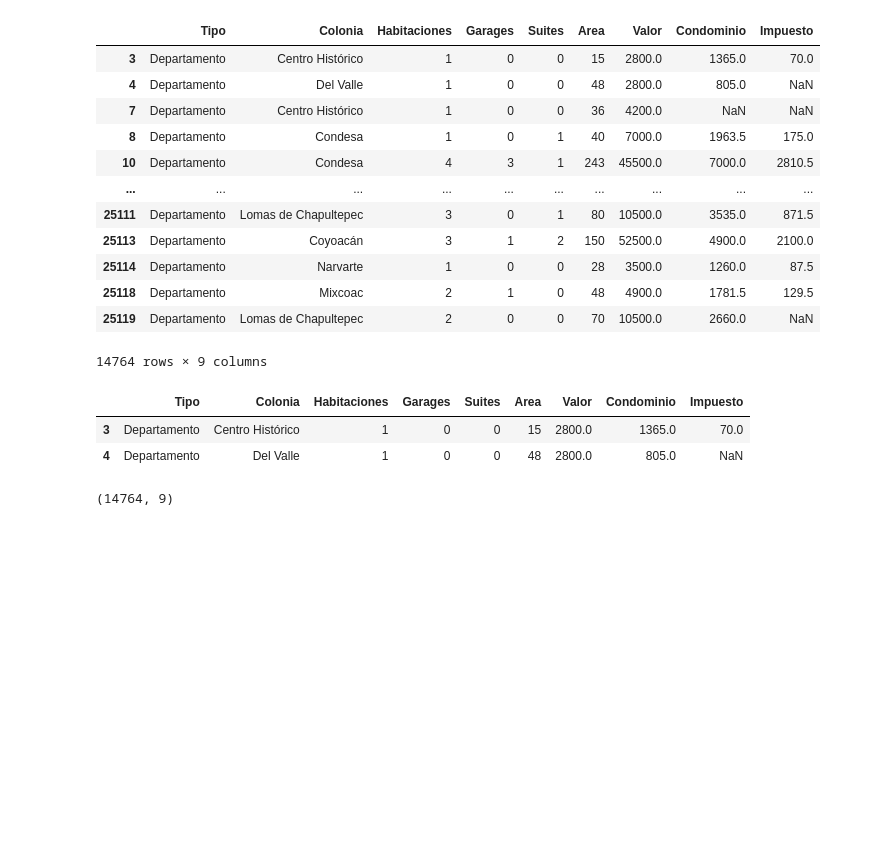
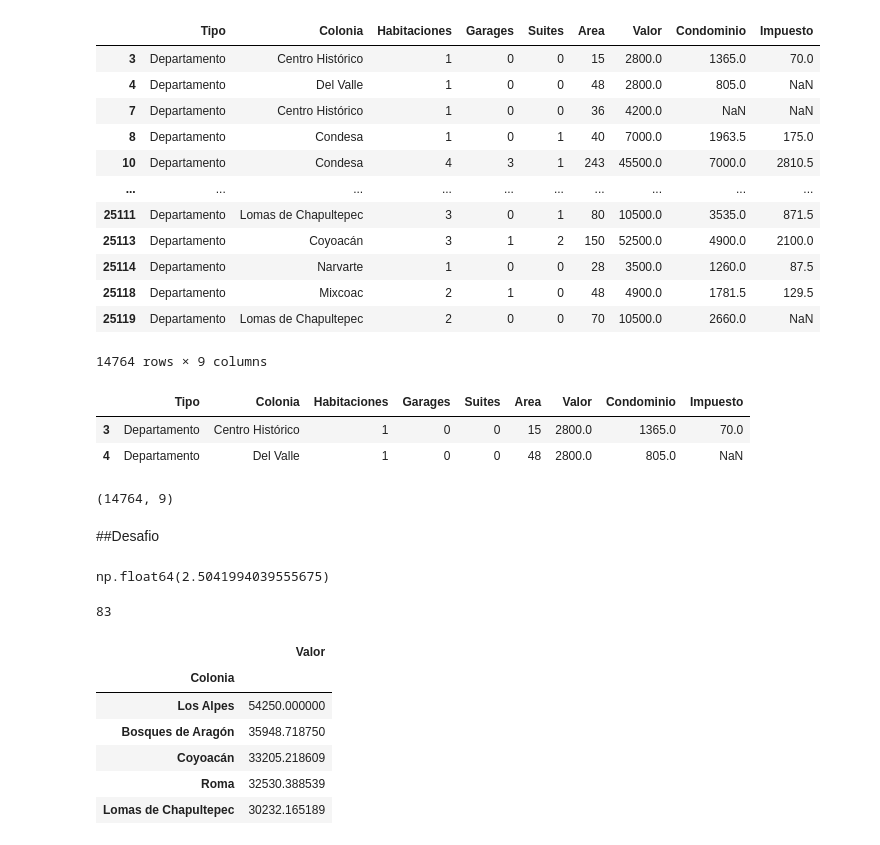
Before and after one commit to TheRealMrR/One_SegundaParte, a Jupyter notebook: inmuebles_cdmx.ipynb, the cells around one changed output. Saved outputs shown, nothing was run; the diff lists cells and outputs as text; code cells hidden in the pictures; blank space fills up the shorter version.

```diff
--- a/inmuebles_cdmx.ipynb
+++ b/inmuebles_cdmx.ipynb
@@ -400,3 +400,26 @@ df.head(2)
 df.shape
 # %% [output]
 (14764, 9)
+# %% [markdown]
+##Desafio
+# %%
+df['Habitaciones'].mean()
+#Promedio de habitaciones por departamento
+# %% [output]
+np.float64(2.5041994039555675)
+# %%
+len(df['Colonia'].unique())
+#Numero de colonias unicas
+# %% [output]
+83
+# %%
+df.groupby('Colonia')[['Valor']].mean().sort_values('Valor', ascending=False).head()
+#Top 5 colonias con la renta mas cara(promedio)
+# %% [output]
+|  | Valor |
+| Colonia |  |
+| Los Alpes | 54250.000000 |
+| Bosques de Aragón | 35948.718750 |
+| Coyoacán | 33205.218609 |
+| Roma | 32530.388539 |
+| Lomas de Chapultepec | 30232.165189 |
```
